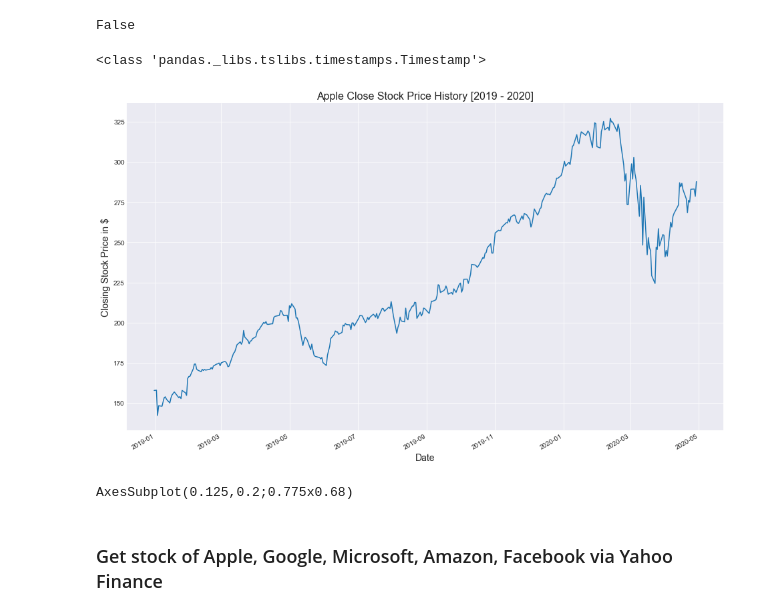
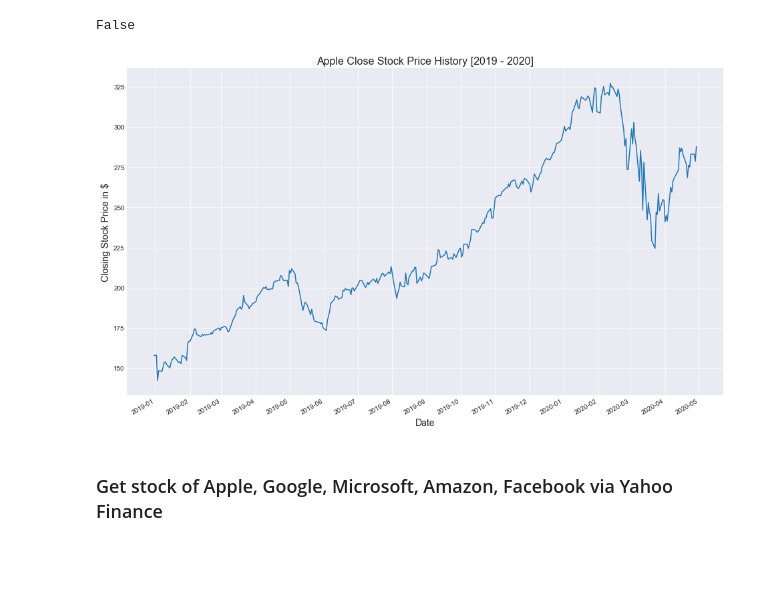
Before and after one commit to not-nam-or-am-i/Stock-Linear-regression, a Jupyter notebook: stock_prediction.ipynb, the cells around one changed output. Drawn from its saved outputs; the diff is of its cells as text; code cells hidden in the pictures; blank space fills up the shorter version.

```diff
--- a/stock_prediction.ipynb
+++ b/stock_prediction.ipynb
@@ -38,42 +38,34 @@ df = df.reset_index()
 df.isna().values.any() # check for NaN
 # %% [output]
 False
-# %%
-print(type(df['Date'][0]))
-# %% [output]
-<class 'pandas._libs.tslibs.timestamps.Timestamp'>
 # %%
 # Import matplotlib package for date plots
 
-months = mdates.AutoDateLocator()
-dateFmt = mdates.AutoDateFormatter(months) # Set year format
+months = mdates.MonthLocator() # Get every year
+dateFmt = mdates.DateFormatter('%Y-%m') # Set year format
 
 # Create subplots to plot graph and control axes
 fig, ax = plt.subplots()
 ax.plot(df['Date'], df['Close'])
 
 # Format the ticks
 ax.xaxis.set_major_locator(months)
 ax.xaxis.set_major_formatter(dateFmt)
 
 # Set figure title
 plt.title('Apple Close Stock Price History [2019 - 2020]', fontsize=16)
 # Set x label
 plt.xlabel('Date', fontsize=14)
 # Set y label
 plt.ylabel('Closing Stock Price in $', fontsize=14)
 
 # Rotate and align the x labels
 fig.autofmt_xdate()
 
 # Show plot
 plt.show()
 # %% [output]
-[figure, old version]
+[figure, new version]
-# %%
-print(ax)
-# %% [output]
-AxesSubplot(0.125,0.2;0.775x0.68)
 # %% [markdown]
 ### Get stock of Apple, Google, Microsoft, Amazon, Facebook via Yahoo Finance
 # %%
```
Also changed, not shown: parts of 3 cells of this notebook, 2 other files.
